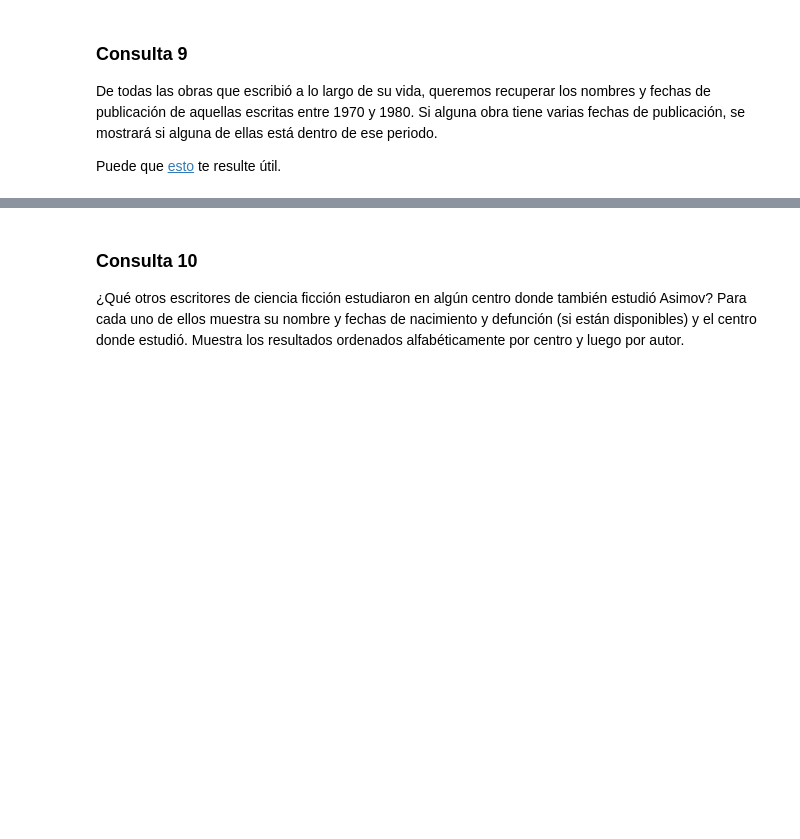
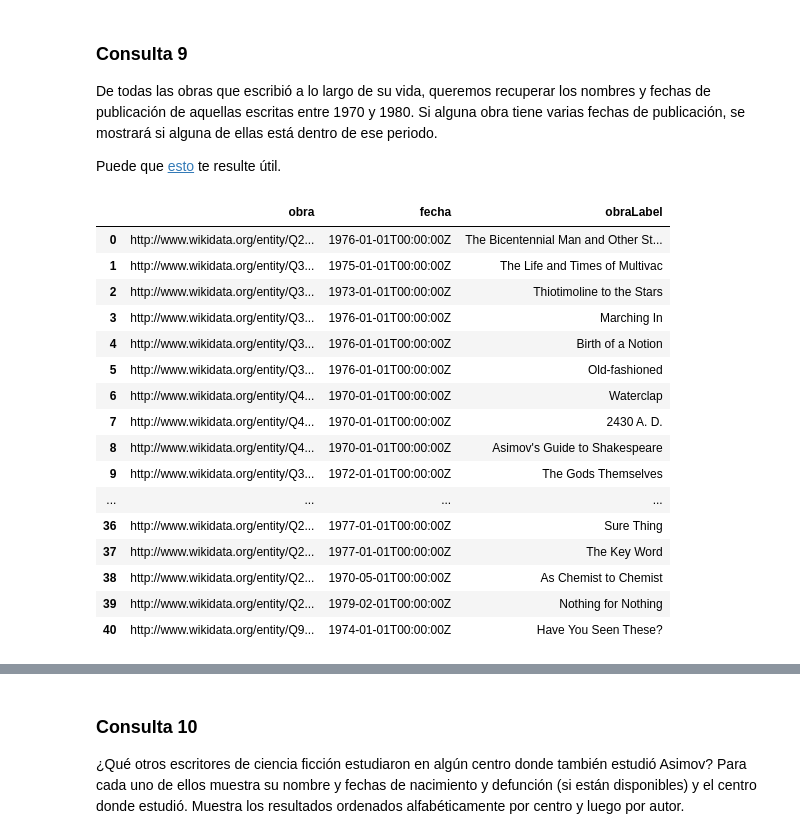
Before and after one commit to Carlanganas98/IA2, a Jupyter notebook: Pr3/P_sparql_enunciado.ipynb, the cells around one changed output, grey strips where cells are left out. Saved outputs shown, nothing was run; the diff lists cells and outputs as text; code cells hidden in the pictures; blank space fills up the shorter version.

```diff
--- a/Pr3/P_sparql_enunciado.ipynb
+++ b/Pr3/P_sparql_enunciado.ipynb
@@ -171,3 +292,34 @@ Asimov es sin duda un autor prolífico. ¿Cuántas obras escribió a lo largo de
 De todas las obras que escribió a lo largo de su vida, queremos recuperar los nombres y fechas de publicación de aquellas escritas entre 1970 y 1980. Si alguna obra tiene varias fechas de publicación, se mostrará si alguna de ellas está dentro de ese periodo.
 
 Puede que [esto](https://www.wikidata.org/wiki/Wikidata:SPARQL_tutorial#FILTER) te resulte útil.
+# %%
+%%wdsparql
+
+SELECT ?obra ?fecha ?obraLabel
+WHERE
+{
+  ?obra wdt:P50 wd:Q34981.
+  ?obra wdt:P31 wd:Q7725634.
+  ?obra wdt:P577 ?fecha
+    FILTER("1970-01-01"^^xsd:dateTime <= ?fecha && ?fecha < "1980-01-01"^^xsd:dateTime).
+
+    SERVICE wikibase:label { bd:serviceParam wikibase:language "en". }
+}
+# %% [output]
+|  | obra | fecha | obraLabel |
+| 0 | http://www.wikidata.org/entity/Q2... | 1976-01-01T00:00:00Z | The Bicentennial Man and Other St... |
+| 1 | http://www.wikidata.org/entity/Q3... | 1975-01-01T00:00:00Z | The Life and Times of Multivac |
+| 2 | http://www.wikidata.org/entity/Q3... | 1973-01-01T00:00:00Z | Thiotimoline to the Stars |
+| 3 | http://www.wikidata.org/entity/Q3... | 1976-01-01T00:00:00Z | Marching In |
+| 4 | http://www.wikidata.org/entity/Q3... | 1976-01-01T00:00:00Z | Birth of a Notion |
+| 5 | http://www.wikidata.org/entity/Q3... | 1976-01-01T00:00:00Z | Old-fashioned |
+| 6 | http://www.wikidata.org/entity/Q4... | 1970-01-01T00:00:00Z | Waterclap |
+| 7 | http://www.wikidata.org/entity/Q4... | 1970-01-01T00:00:00Z | 2430 A. D. |
+| 8 | http://www.wikidata.org/entity/Q4... | 1970-01-01T00:00:00Z | Asimov's Guide to Shakespeare |
+| 9 | http://www.wikidata.org/entity/Q3... | 1972-01-01T00:00:00Z | The Gods Themselves |
+| ... | ... | ... | ... |
+| 36 | http://www.wikidata.org/entity/Q2... | 1977-01-01T00:00:00Z | Sure Thing |
+| 37 | http://www.wikidata.org/entity/Q2... | 1977-01-01T00:00:00Z | The Key Word |
+| 38 | http://www.wikidata.org/entity/Q2... | 1970-05-01T00:00:00Z | As Chemist to Chemist |
+| 39 | http://www.wikidata.org/entity/Q2... | 1979-02-01T00:00:00Z | Nothing for Nothing |
+| 40 | http://www.wikidata.org/entity/Q9... | 1974-01-01T00:00:00Z | Have You Seen These? |
```
Also changed, not shown: parts of 20 cells of this notebook.
